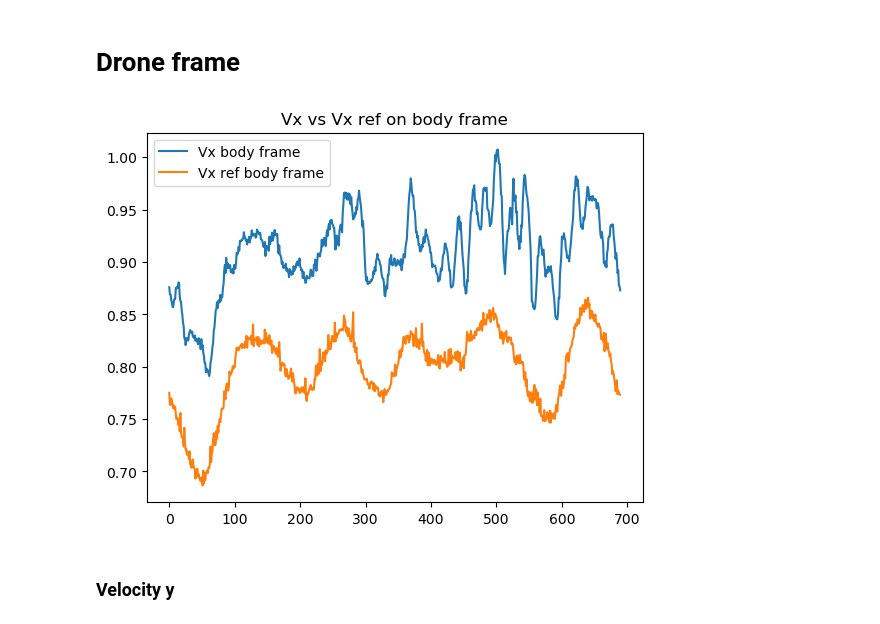
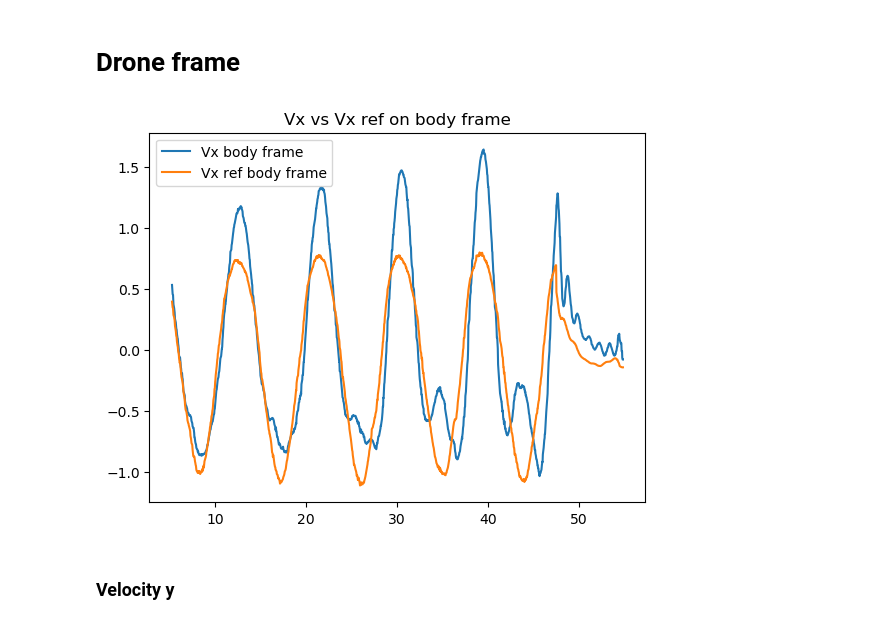
Before and after one commit to LuizMiguelTavares/crazyflie, a Jupyter notebook: crazyflie_controller/src/data/kalman_filter_tests2.ipynb, the cells around one changed output. Saved outputs shown, nothing was run; the diff lists cells and outputs as text; code cells hidden in the pictures.

```diff
--- a/crazyflie_controller/src/data/kalman_filter_tests2.ipynb
+++ b/crazyflie_controller/src/data/kalman_filter_tests2.ipynb
@@ -7,7 +7,7 @@ import numpy as np
 import matplotlib.pyplot as plt
 import tf.transformations as tf
 
-bag = rosbag.Bag('/home/miguel/catkin_ws/src/crazyflie/crazyflie_controller/src/data/no_balanced_04_vel05.bag')
+bag = rosbag.Bag('/home/miguel/catkin_ws/src/crazyflie/crazyflie_controller/src/data/no_balanced_04_vel05_lemniscata2.bag')
 
 time = []
 position_kalman = []
@@ -23,8 +23,9 @@ z_crazyflie = []
 reference_vel = []
 desired_position = []
 desired_velocity = []
+control_sent = []
 
-for topic, msg, t in bag.read_messages(topics=['time', 'position_Optitrack', 'position_estimate_topic', 'vel_Optitrack', 'vel_estimate_topic', 'crazyflieLog', 'optitrack_pose', 'reference_vel', 'desired_position', 'desired_vel']):
+for topic, msg, t in bag.read_messages(topics=['time', 'position_Optitrack', 'position_estimate_topic', 'vel_Optitrack', 'vel_estimate_topic', 'crazyflieLog', 'optitrack_pose', 'reference_vel', 'desired_position', 'desired_vel', 'control_sent']):
     if topic == 'time':
         time.append(msg.data)
 
@@ -57,9 +58,12 @@ for topic, msg, t in bag.read_messages(topics=['time', 'position_Optitrack', 'po
     if topic == 'desired_vel':
         desired_velocity.append((msg.x, msg.y, msg.z))
 
+    if topic == 'control_sent':
+        control_sent.append((msg.linear.x, msg.linear.y, msg.linear.z, msg.angular.z))
+
 ## Limit the data between 5 and 25 seconds
 start = 5
-end = 28
+end = 100
 
 len_time = len(time)
 max_time = time[len_time-1]
@@ -81,3 +85,4 @@ z_crazyflie = np.array(z_crazyflie[start_index:end_index])
 reference_vel = np.array(reference_vel[start_index:end_index])
 desired_position = np.array(desired_position[start_index:end_index])
 desired_velocity = np.array(desired_velocity[start_index:end_index])
+control_sent = np.array(control_sent[start_index:end_index])
@@ -113,0 +152,26 @@ for i in range(len(time)):
+# %%
+g = 9.81
+### Thrust Executed
+thrust_exe = np.zeros(len(time))
+
+for i in range(len(time)):
+    thrust_exe[i] = (acc_optitrack_filtered[i] + g)/np.cos(orientation_crazyflie_rad[i, 0]) * np.cos(orientation_crazyflie_rad[i, 1])
+
+### Thrust Sent
+thrust_sent = (control_sent[:, 2] /60000 * a_max)
+
+### Filter thrust sent
+thrust_sent_filtered = butter_lowpass_filter(thrust_sent, cutoff, fs, order)
+
+plt.figure()
+
+### title
+plt.title('Thrust comparison')
+plt.plot(time, thrust_exe, label='thrust_exe')
+plt.plot(time, thrust_sent_filtered, label='thrust_sent')
+plt.ylim(0, 12)
+plt.xlabel('Time [s]')
+plt.ylabel('Thrust')
+
+plt.legend()
+plt.show()
@@ -159,24 +230,24 @@ plt.show()
 # %%
 rotated_velocities = []
 
 # Convert quaternion to euler angles in degrees
 orientation = [tf.euler_from_quaternion(orientation) for orientation in orientation_optitrack]
 
 for i in range(len(vel_crazyflie)):
     yaw_angle = orientation[i][2]
     rotated_velocities.append((vel_crazyflie[i][0] * np.cos(yaw_angle) + vel_crazyflie[i][1] * np.sin(yaw_angle), -vel_crazyflie[i][0] * np.sin(yaw_angle) + vel_crazyflie[i][1] * np.cos(yaw_angle), vel_crazyflie[i][2]))
 
 
 plt.figure()
-plt.plot(range(len(rotated_velocities)), [x[0] for x in rotated_velocities], label='Vx body frame')
-plt.plot(range(len(reference_vel)), [x[0] for x in reference_vel], label='Vx ref body frame')
+plt.plot(time, [x[0] for x in rotated_velocities], label='Vx body frame')
+plt.plot(time, [x[0] for x in reference_vel], label='Vx ref body frame')
 
 plt.legend()
 plt.title('Vx vs Vx ref on body frame')
 
 plt.show()
 # %% [output]
-[figure, old version]
+[figure, new version]
 # %% [markdown]
 ### Velocity y
 # %%
```
Also changed, not shown: parts of 30 cells of this notebook, 10 other files.
